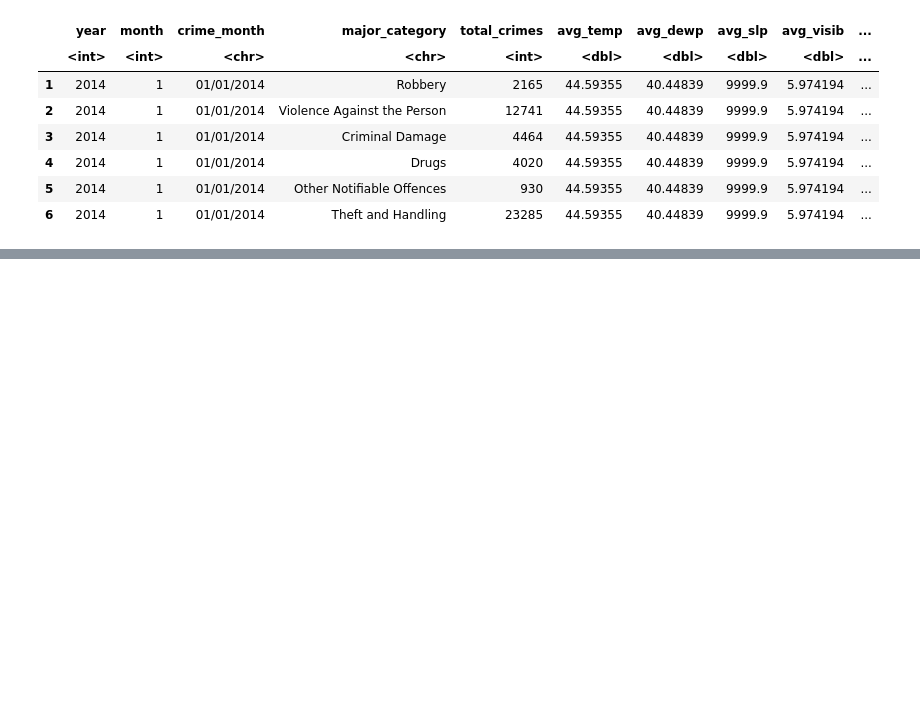
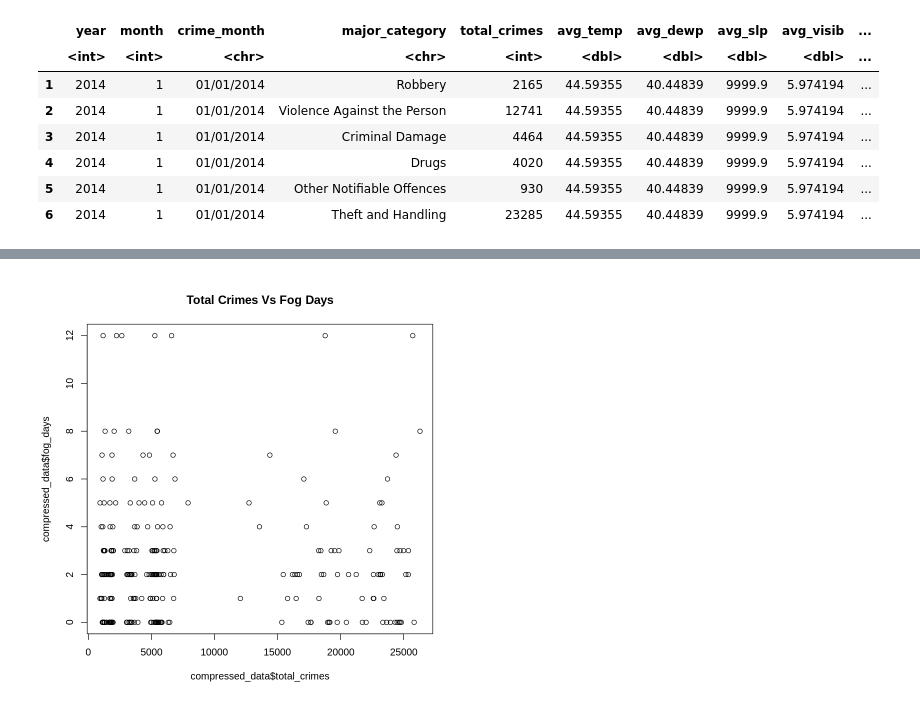
Before and after one commit to bcroman/21006366_DA_Assessment, a Jupyter notebook: Analytics_R_Crime_Weather.ipynb, the cells around one changed output, grey strips where cells are left out. Saved outputs shown, nothing was run; the diff lists cells and outputs as text; code cells hidden in the pictures; blank space fills up the shorter version.

```diff
--- a/Analytics_R_Crime_Weather.ipynb
+++ b/Analytics_R_Crime_Weather.ipynb
@@ -36,0 +71,4 @@ A data.frame: 6 × 17
+# %%
+plot(compressed_data$total_crimes, compressed_data$fog_days, main = "Total Crimes Vs Fog Days")
+# %% [output]
+[figure, added]
```
Also changed, not shown: parts of 5 cells of this notebook.
